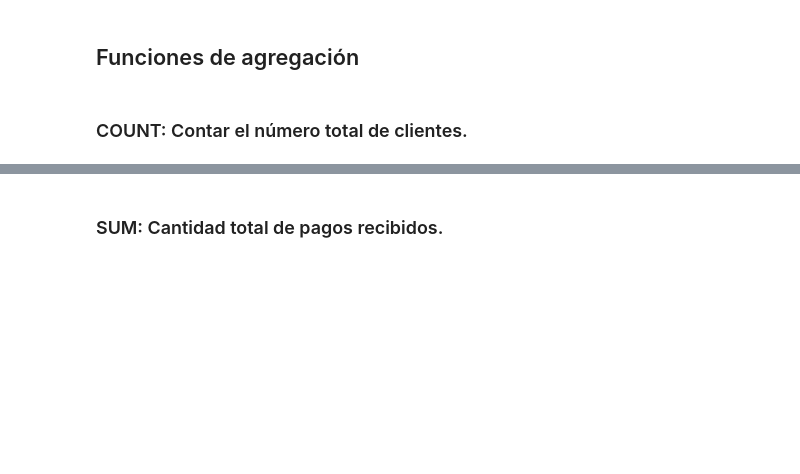
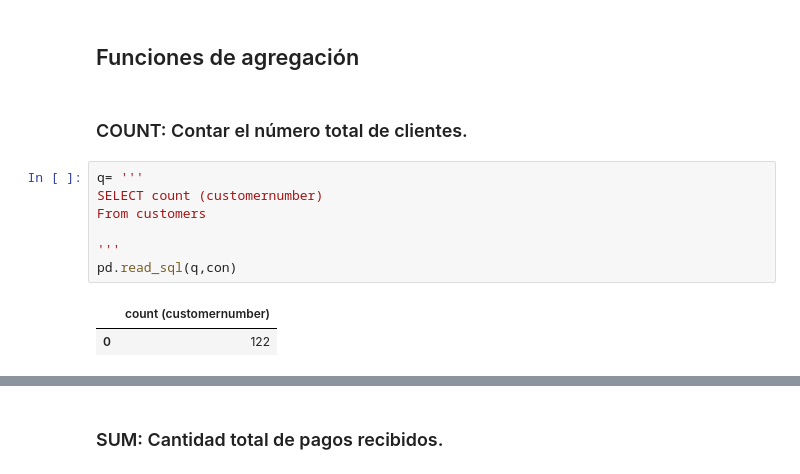
Before and after one commit to Unbiunio/SQL_practice, a Jupyter notebook: ClassicModels_curso_SQL.ipynb, the cells around one changed output, grey strips where cells are left out. Drawn from its saved outputs; the diff is of its cells as text; blank space fills up the shorter version.

```diff
--- a/ClassicModels_curso_SQL.ipynb
+++ b/ClassicModels_curso_SQL.ipynb
@@ -528,3 +528,13 @@ pd.read_sql(q,con)
 ## Funciones de agregación
 # %% [markdown]
 ### COUNT: Contar el número total de clientes.
+# %%
+q= '''
+SELECT count (customernumber)
+From customers
+
+'''
+pd.read_sql(q,con)
+# %% [output]
+|  | count (customernumber) |
+| 0 | 122 |
```
Also changed, not shown: parts of 6 cells of this notebook, 1 other file.
